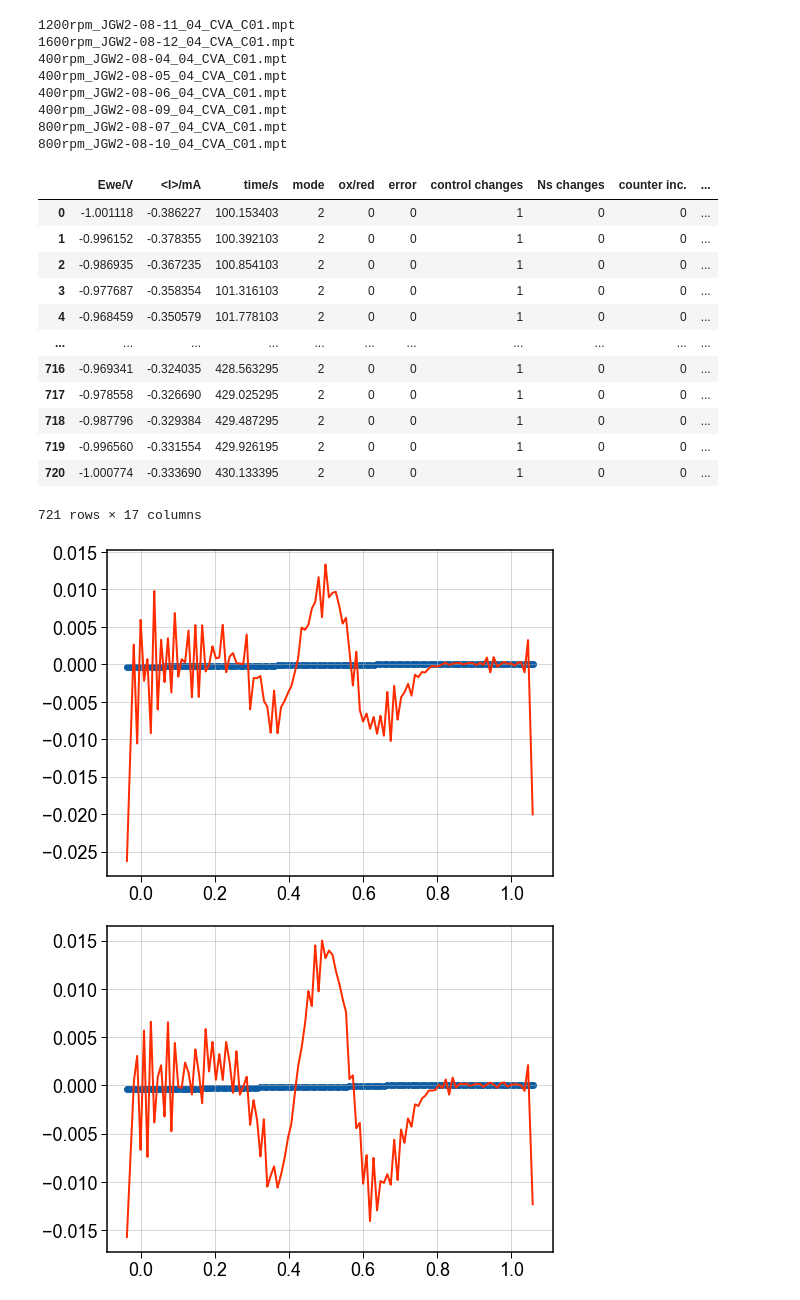
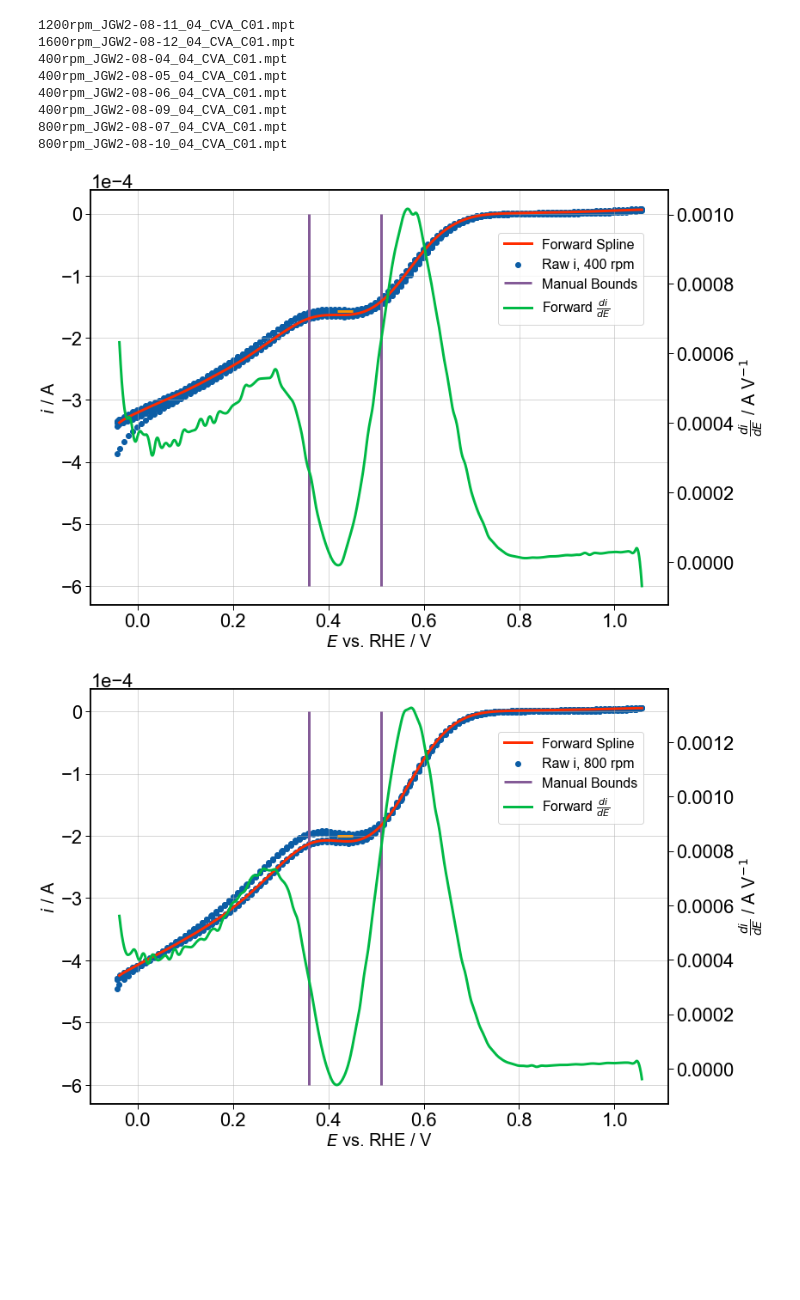
Before and after one commit to JGageWright/DataHandlers, a Jupyter notebook: notebooks/JaramilloGroup/GC-Control-2der_JGW2-08.ipynb, the cells around one changed output. Saved outputs shown, nothing was run; the diff lists cells and outputs as text; code cells hidden in the pictures; blank space fills up the shorter version.

Commit message:
Derivative Plotting

```diff
--- a/notebooks/JaramilloGroup/GC-Control-2der_JGW2-08.ipynb
+++ b/notebooks/JaramilloGroup/GC-Control-2der_JGW2-08.ipynb
@@ -8,4 +8,5 @@ from scipy import interpolate
 import os
 plt.style.use("JGW-PPT")
 
-plt.rcParams["figure.figsize"] = (8,6)
+# plt.rcParams["figure.figsize"] = (8,6)
+os.getcwd()
@@ -12,6 +15,5 @@ plt.rcParams["figure.figsize"] = (8,6)
 # %%
-# dir_name = r"C:\Users\jgage\OneDrive - Stanford\Jaramillo Group\EC-data\GC-Control_JGW2-08"
-dir_name = str(os.getcwd())
+dir_name = r"C:\Users\jgage\OneDrive - Stanford\Jaramillo Group\EC-data\GC-Control-1.5mm_JGW2-08"
 technique = 'CVA'
 
 data_frames = {}
@@ -40,21 +42,7 @@ rpm_series = []
 for i in selected_files:
     rpm_series.append(data_frames[i])
 
-rpm_series[0]
+# rpm_series[0]
-# %% [output]
-|  | Ewe/V | <I>/mA | time/s | mode | ox/red | error | control changes | Ns changes | counter inc. | ... |
-| 0 | -1.001118 | -0.386227 | 100.153403 | 2 | 0 | 0 | 1 | 0 | 0 | ... |
-| 1 | -0.996152 | -0.378355 | 100.392103 | 2 | 0 | 0 | 1 | 0 | 0 | ... |
-| 2 | -0.986935 | -0.367235 | 100.854103 | 2 | 0 | 0 | 1 | 0 | 0 | ... |
-| 3 | -0.977687 | -0.358354 | 101.316103 | 2 | 0 | 0 | 1 | 0 | 0 | ... |
-| 4 | -0.968459 | -0.350579 | 101.778103 | 2 | 0 | 0 | 1 | 0 | 0 | ... |
-| ... | ... | ... | ... | ... | ... | ... | ... | ... | ... | ... |
-| 716 | -0.969341 | -0.324035 | 428.563295 | 2 | 0 | 0 | 1 | 0 | 0 | ... |
-| 717 | -0.978558 | -0.326690 | 429.025295 | 2 | 0 | 0 | 1 | 0 | 0 | ... |
-| 718 | -0.987796 | -0.329384 | 429.487295 | 2 | 0 | 0 | 1 | 0 | 0 | ... |
-| 719 | -0.996560 | -0.331554 | 429.926195 | 2 | 0 | 0 | 1 | 0 | 0 | ... |
-| 720 | -1.000774 | -0.333690 | 430.133395 | 2 | 0 | 0 | 1 | 0 | 0 | ... |
-721 rows × 17 columns
 # %%
 labels = ['400 rpm', '800 rpm', '1200 rpm', '1600 rpm']
 selected_cycle = 2
@@ -66,48 +54,58 @@ for i in range(len(rpm_series)):
     for k in range(len(rpm_series[i]['Ewe/V'])):
         if k == 0:
             scan_direction_bools.append(True)
         elif rpm_series[i]['Ewe/V'][k - 1]  < rpm_series[i]['Ewe/V'][k]:
             scan_direction_bools.append(True)
         else:
             scan_direction_bools.append(False)
 
     rpm_series[i]['forward'] = scan_direction_bools
 
 smooth = 0
 for i in range(len(rpm_series)):
     # Convert to RHE, current in Amps
     rpm_series[i]['E vs RHE'] = rpm_series[i]['Ewe/V'] + 0.958
     rpm_series[i]['<I>/A'] = rpm_series[i]['<I>/mA'] / 1000
 
     # Filter for cycle number
     cycle_df = rpm_series[i].loc[rpm_series[i]['cycle number'] == selected_cycle]
 
 
     xf, yf = cycle_df.loc[cycle_df['forward'] == True]['E vs RHE'], cycle_df.loc[cycle_df['forward'] == True]['<I>/A']
     xr, yr = cycle_df.loc[cycle_df['forward'] == False]['E vs RHE'], cycle_df.loc[cycle_df['forward'] == False]['<I>/A']
 
     tck = interpolate.splrep(xf, yf, k=3, s=smooth)
     x_spline = np.linspace(np.min(xf), np.max(xf), 10000)
     y_spline = interpolate.splev(x_spline, tck, der=0)
-    y_spline_1der = interpolate.splev(x_spline, tck, der=2)
+    y_spline_1der = interpolate.splev(x_spline, tck, der=1)
+    y_spline_2der = interpolate.splev(x_spline, tck, der=2)
 
     fig, ax = plt.subplots()
-    ax.scatter(xf, yf, label = labels[i], c='C00')
-    ax.plot(x_spline, y_spline_1der, c='C01')
-    # # Check the middle region
-    # plt.vlines([.36, .51], -6.0e-4, 0, colors='C01')
-    # ilc_est.append(rpm_series[i].loc[rpm_series[i]['E vs RHE'].between(.36, .51)]['<I>/A'].mean())
-    # plt.scatter((.51+.36)/2, ilc_est[i], c='C03', marker='_', s=300)
-    #
-    #
-    #
-    # # ax.tick_params(axis='both', which='both', direction='in', right=True, top=True)
-    # ax.set_xlabel('$E$ vs. RHE / V')
-    # ax.set_ylabel('$i$ / A')
-    # ax.ticklabel_format(style='sci', axis='y', scilimits=(0,0))
-    # fig.legend(loc=(0.75, 0.78))
-    # fig.tight_layout()
+    ax.scatter(rpm_series[i]['E vs RHE'], rpm_series[i]['<I>/A'], label = 'Raw i, ' + labels[i], c='C00')
+    ax.plot(x_spline, y_spline, label='Forward Spline', c='C01')
+
+    twin = ax.twinx()
+    twin.plot(x_spline, y_spline_1der, c='C02', label=r'Forward $\frac{di}{dE}$')
+    # ax.plot(x_spline, y_spline_2der, c='C02', label='i\'\'')
+
+    # Check the middle region
+    left_bound = .36
+    right_bound = .51
+    ax.vlines([left_bound, right_bound], -6.0e-4, 0, colors='C04', label='Manual Bounds')
+    ilc_est.append(rpm_series[i].loc[rpm_series[i]['E vs RHE'].between(left_bound, right_bound)]['<I>/A'].mean())
+    ax.scatter((left_bound+right_bound)/2, ilc_est[i], c='C03', marker='_', s=300)
+
+
+
+    # ax.tick_params(axis='both', which='both', direction='in', right=True, top=True)
+    ax.set_xlabel('$E$ vs. RHE / V')
+    ax.set_ylabel('$i$ / A')
+    twin.set_ylabel(r'$\frac{di}{dE}$ / A V$^{-1}$')
+    twin.grid()
+    ax.ticklabel_format(style='sci', axis='y', scilimits=(0,0))
+    fig.legend(loc=(0.63, 0.68))
+    fig.tight_layout()
     plt.show()
 # %% [output]
-[figure, old version]
+[figure, new version]
-[figure, old version]
+[figure, new version]
```
Also changed, not shown: parts of 3 cells of this notebook, 1 other file.
